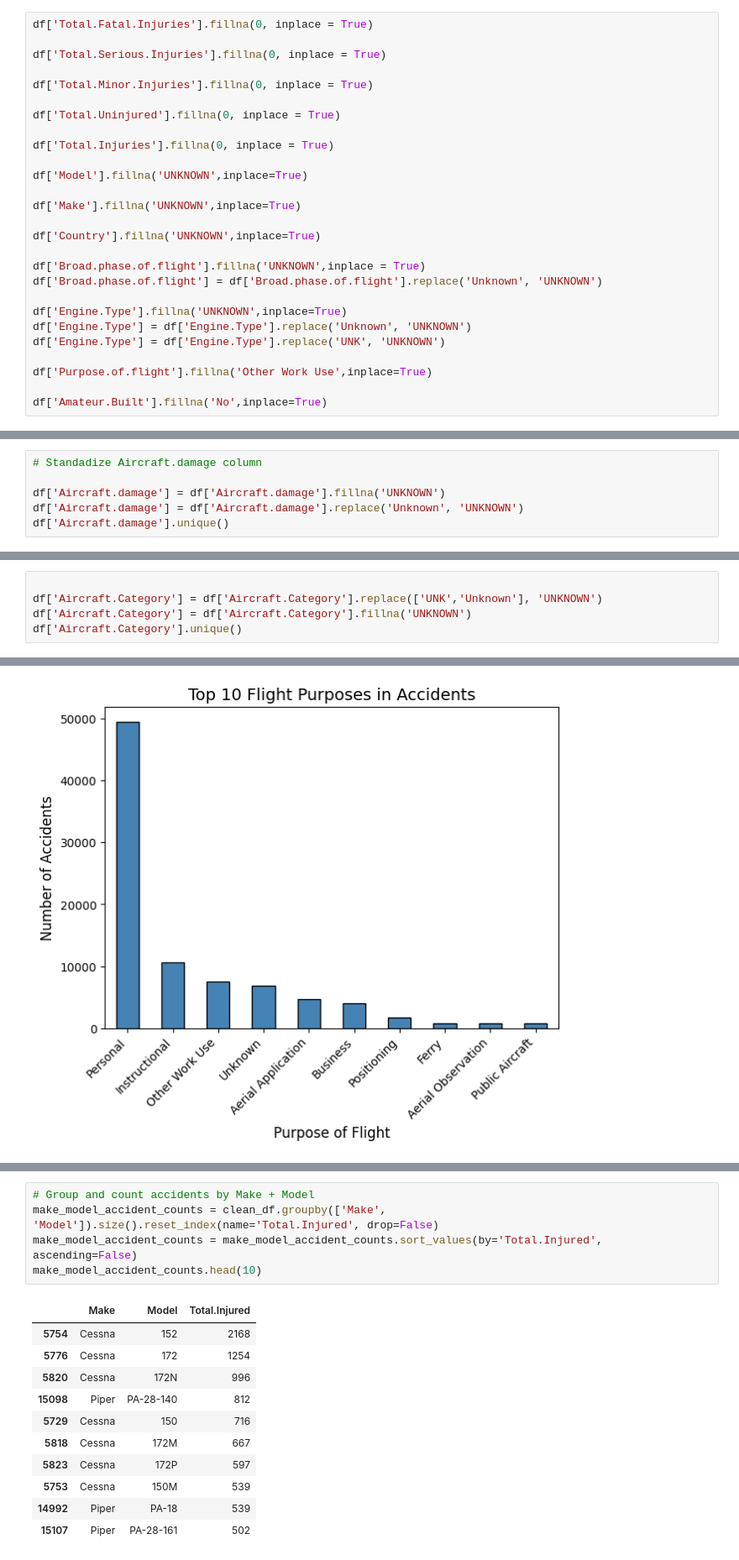
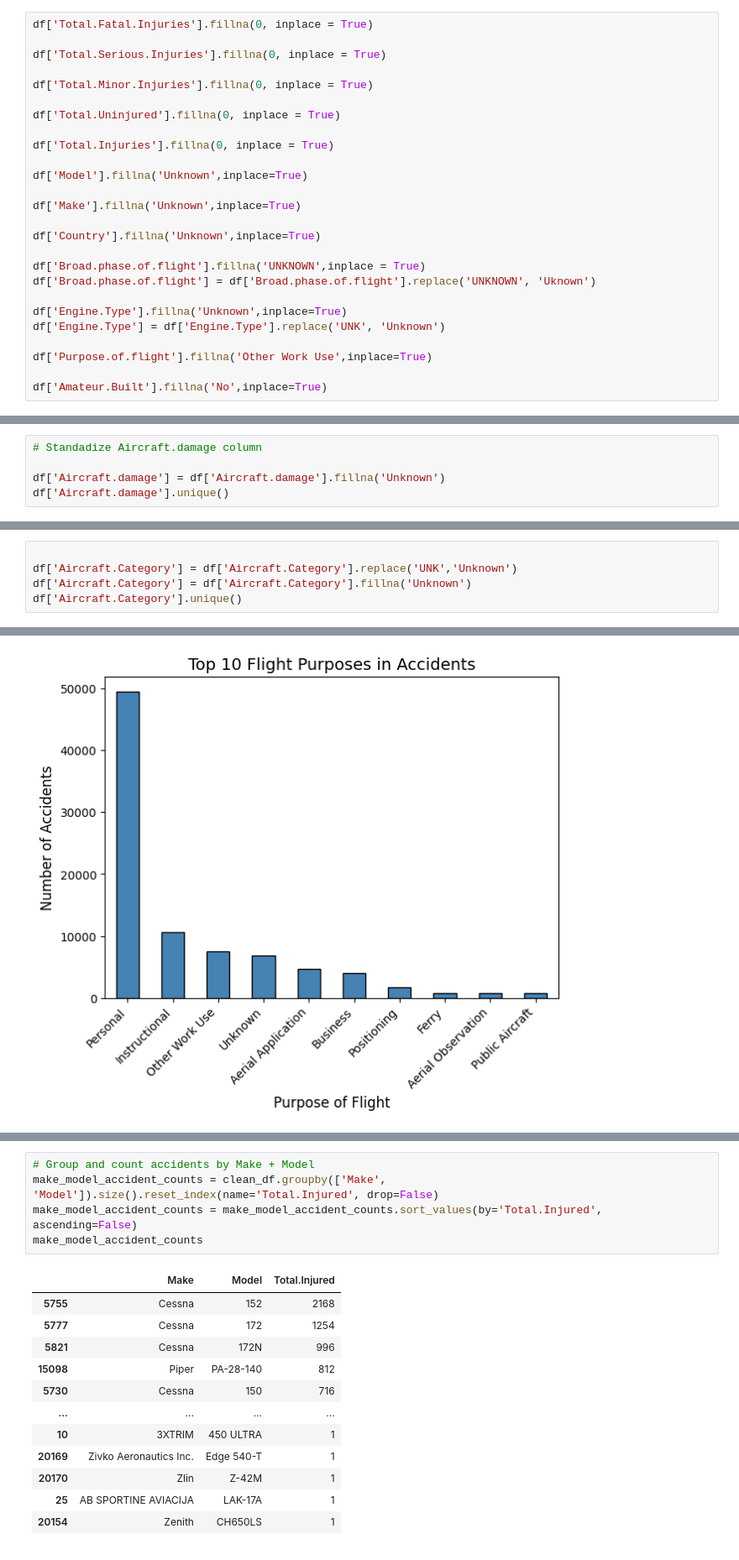
Before and after one commit to mwendemichelle4-dev/Aviation_Accident_Analysis, a Jupyter notebook: Aviation_analysis.ipynb, the cells around one changed output, grey strips where cells are left out. Shown: that part at 84% size. Cells and saved outputs as stored; diff of their text form.

```diff
--- a/Aviation_analysis.ipynb
+++ b/Aviation_analysis.ipynb
@@ -337,18 +337,17 @@ df['Total.Uninjured'].fillna(0, inplace = True)
 
 df['Total.Injuries'].fillna(0, inplace = True)
 
-df['Model'].fillna('UNKNOWN',inplace=True)
+df['Model'].fillna('Unknown',inplace=True)
 
-df['Make'].fillna('UNKNOWN',inplace=True)
+df['Make'].fillna('Unknown',inplace=True)
 
-df['Country'].fillna('UNKNOWN',inplace=True)
+df['Country'].fillna('Unknown',inplace=True)
 
 df['Broad.phase.of.flight'].fillna('UNKNOWN',inplace = True)
-df['Broad.phase.of.flight'] = df['Broad.phase.of.flight'].replace('Unknown', 'UNKNOWN')
+df['Broad.phase.of.flight'] = df['Broad.phase.of.flight'].replace('UNKNOWN', 'Uknown')
 
-df['Engine.Type'].fillna('UNKNOWN',inplace=True)
-df['Engine.Type'] = df['Engine.Type'].replace('Unknown', 'UNKNOWN')
-df['Engine.Type'] = df['Engine.Type'].replace('UNK', 'UNKNOWN')
+df['Engine.Type'].fillna('Unknown',inplace=True)
+df['Engine.Type'] = df['Engine.Type'].replace('UNK', 'Unknown')
 
 df['Purpose.of.flight'].fillna('Other Work Use',inplace=True)
 
@@ -374,7 +373,6 @@ For example, when doing 'df[col].method(value, inplace=True)', try using 'df.met
 # %%
 # Standadize Aircraft.damage column
 
-df['Aircraft.damage'] = df['Aircraft.damage'].fillna('UNKNOWN')
-df['Aircraft.damage'] = df['Aircraft.damage'].replace('Unknown', 'UNKNOWN')
+df['Aircraft.damage'] = df['Aircraft.damage'].fillna('Unknown')
 df['Aircraft.damage'].unique()
 # %% [output]
@@ -389,7 +387,7 @@ array([nan, 'Airplane', 'Helicopter', 'Glider', 'Balloon', 'Gyrocraft',
        'Powered Parachute', 'Rocket', 'WSFT', 'UNK', 'ULTR'], dtype=object)
 # %%
 
-df['Aircraft.Category'] = df['Aircraft.Category'].replace(['UNK','Unknown'], 'UNKNOWN')
-df['Aircraft.Category'] = df['Aircraft.Category'].fillna('UNKNOWN')
+df['Aircraft.Category'] = df['Aircraft.Category'].replace('UNK','Unknown')
+df['Aircraft.Category'] = df['Aircraft.Category'].fillna('Unknown')
 df['Aircraft.Category'].unique()
 # %% [output]
@@ -698,17 +706,18 @@ Lets see the relationship between Make, Model and Engine types with accidents
 # %%
 # Group and count accidents by Make + Model
 make_model_accident_counts = clean_df.groupby(['Make', 'Model']).size().reset_index(name='Total.Injured', drop=False)
 make_model_accident_counts = make_model_accident_counts.sort_values(by='Total.Injured', ascending=False)
-make_model_accident_counts.head(10)
+make_model_accident_counts
 # %% [output]
 |  | Make | Model | Total.Injured |
-| 5754 | Cessna | 152 | 2168 |
-| 5776 | Cessna | 172 | 1254 |
-| 5820 | Cessna | 172N | 996 |
+| 5755 | Cessna | 152 | 2168 |
+| 5777 | Cessna | 172 | 1254 |
+| 5821 | Cessna | 172N | 996 |
 | 15098 | Piper | PA-28-140 | 812 |
-| 5729 | Cessna | 150 | 716 |
-| 5818 | Cessna | 172M | 667 |
-| 5823 | Cessna | 172P | 597 |
-| 5753 | Cessna | 150M | 539 |
-| 14992 | Piper | PA-18 | 539 |
-| 15107 | Piper | PA-28-161 | 502 |
+| 5730 | Cessna | 150 | 716 |
+| ... | ... | ... | ... |
+| 10 | 3XTRIM | 450 ULTRA | 1 |
+| 20169 | Zivko Aeronautics Inc. | Edge 540-T | 1 |
+| 20170 | Zlin | Z-42M | 1 |
+| 25 | AB SPORTINE AVIACIJA | LAK-17A | 1 |
+| 20154 | Zenith | CH650LS | 1 |
```
Also changed, not shown: parts of 28 cells of this notebook.
